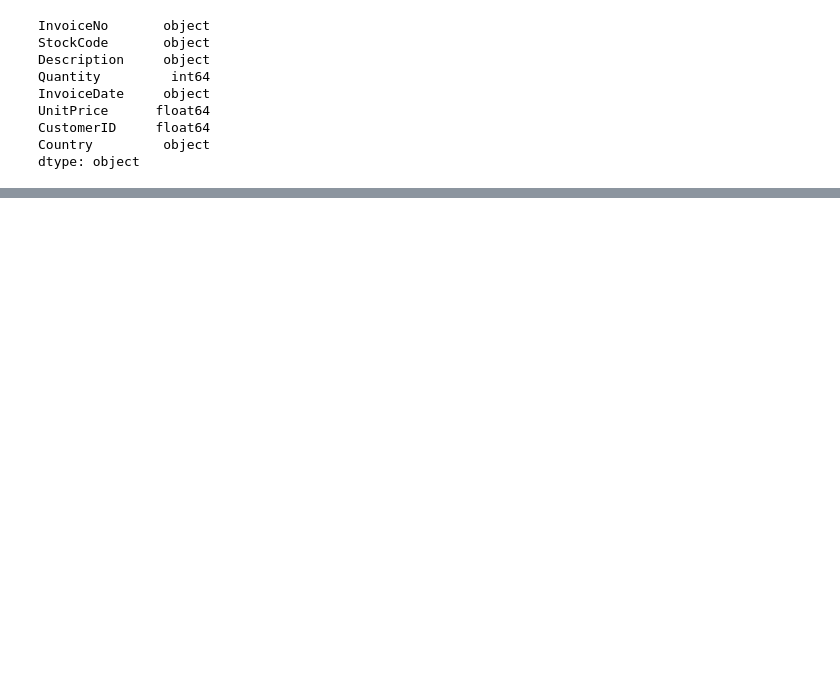
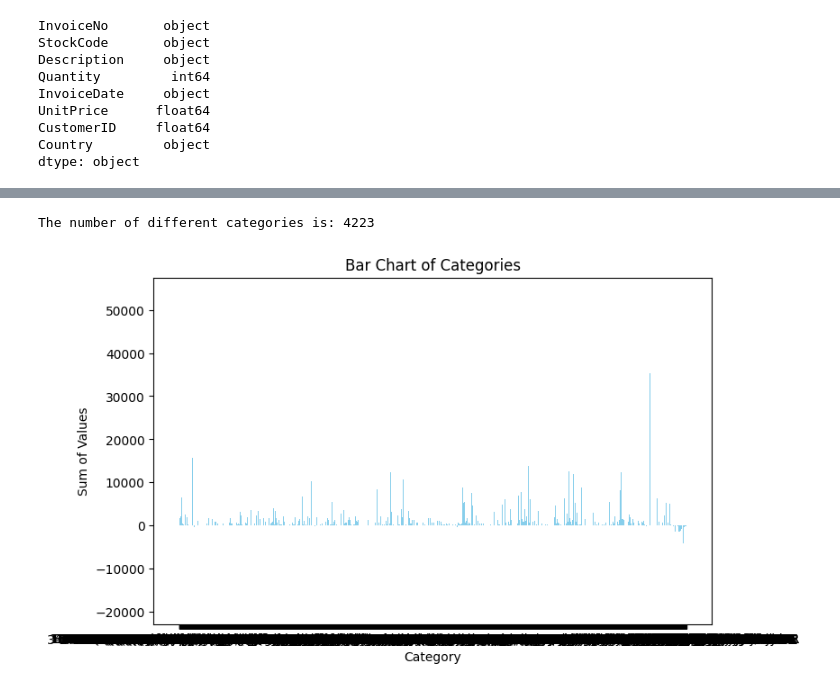
Before and after one commit to Fatimat01/AI-ML-Projects, a Jupyter notebook: projects/project1/analysis.ipynb, the cells around one changed output, grey strips where cells are left out. Drawn from its saved outputs; the diff is of its cells as text; code cells hidden in the pictures; blank space fills up the shorter version.

```diff
--- a/projects/project1/analysis.ipynb
+++ b/projects/project1/analysis.ipynb
@@ -147,20 +101,23 @@ Name: TotalSales, dtype: float64
 # %%
 #Exploratory Analysis of additional variables to explore
-"""# Bar chart of quantity of each item
+# Bar chart of quantity of each item
 # Group by 'Category' and sum 'Value'
 aggregated_data = df.groupby('Description')['Quantity'].sum().reset_index()
 aggregated_data['Description'] = aggregated_data['Description'].astype(str)
 
 # Count the number of unique categories
 num_categories = aggregated_data['Description'].nunique()
 
 # Print the result
 print(f"The number of different categories is: {num_categories}")
 
 #Create a bar chart figure of the dataset
 plt.figure(figsize = (8, 5))
 plt.bar(aggregated_data['Description'], aggregated_data['Quantity'], color='skyblue')
 plt.title('Bar Chart of Categories')
 plt.xlabel('Category')
 plt.ylabel('Sum of Values')
-plt.show()"""
+plt.show()
+# %% [output]
+The number of different categories is: 4223
+[figure, added]
```
Also changed, not shown: parts of 7 cells of this notebook.
